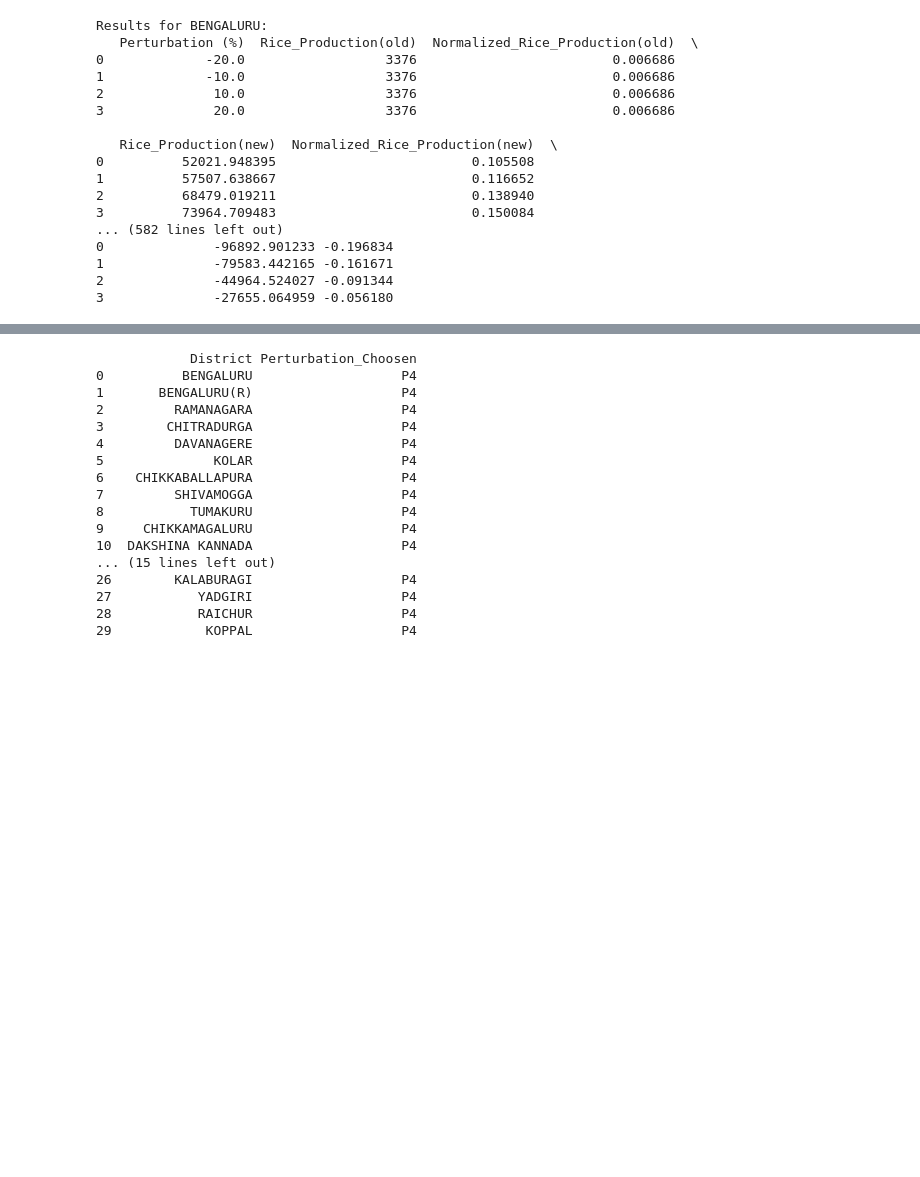
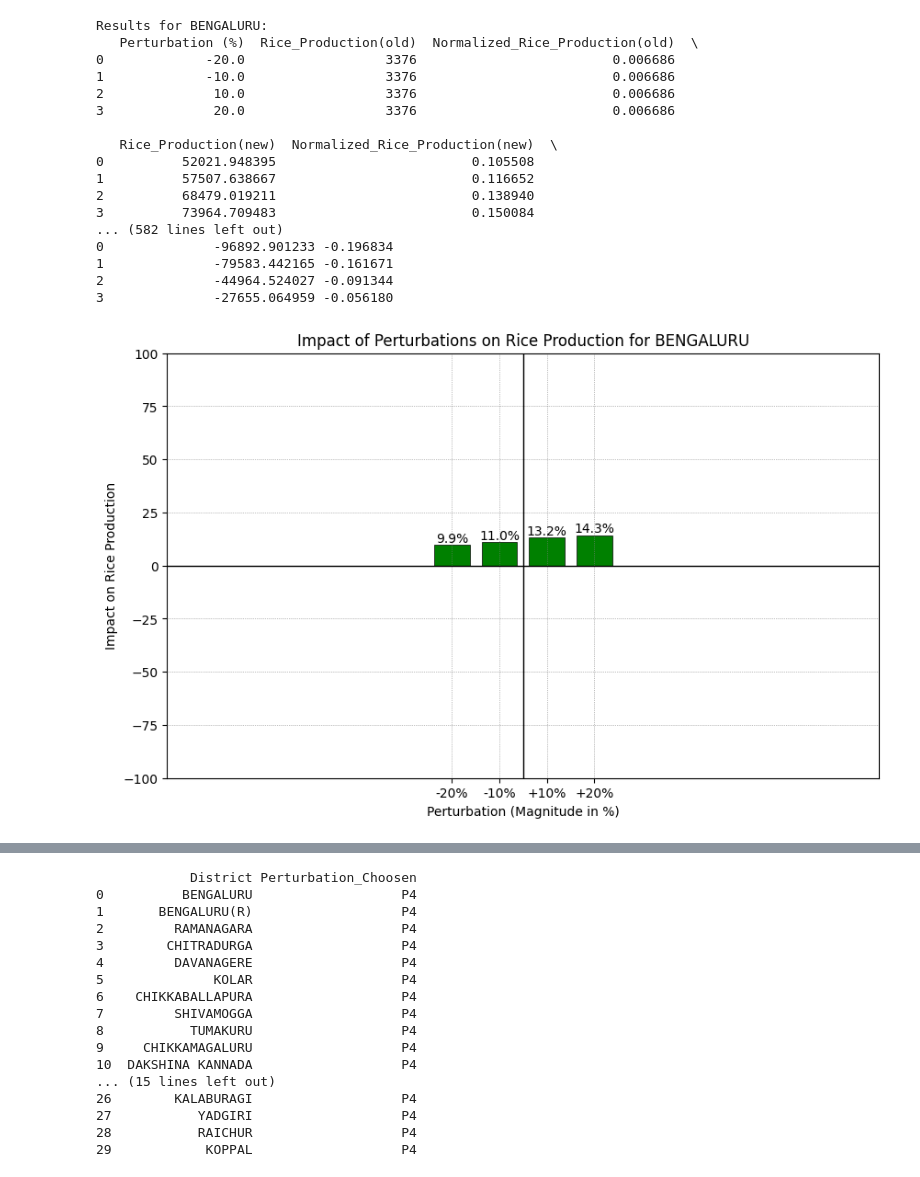
Before and after one commit to Annie-blare/WSL_LAB, a Jupyter notebook: Rice_Production.ipynb, the cells around one changed output, grey strips where cells are left out. Drawn from its saved outputs; the diff is of its cells as text; code cells hidden in the pictures; blank space fills up the shorter version.

```diff
--- a/Rice_Production.ipynb
+++ b/Rice_Production.ipynb
@@ -13,12 +17,12 @@ file_path = '/content/Agriculture_KAG_2016_17.csv'  # Update this with the corre
 data = pd.read_csv(file_path)
 
 # Selecting the 'TotalNPK' and 'Rice_Production' columns
-X = data[['TotalNPK']]
-y = data['Rice_Production']
+FACTOR = data[['TotalNPK']]
+CV = data['Rice_Production']
 
 # Performing linear regression
 model = LinearRegression()
-model.fit(X, y)
+model.fit(FACTOR, CV)
 m = model.coef_[0]  # Slope
 c = model.intercept_  # Intercept
 
@@ -26,7 +30,7 @@ c = model.intercept_  # Intercept
 bengaluru_totalnpk = data.loc[data['District'] == 'BENGALURU', 'TotalNPK'].iloc[0]
 
 # User provided perturbations in percentages
-user_perturbations = [10, -10, -20, 20]
+user_perturbations = [-20,-10,10,20]
 # Converting percentages to fractions
 perturbations_corrected = [p / 100.0 for p in user_perturbations]
 
@@ -34,8 +38,8 @@ perturbations_corrected = [p / 100.0 for p in user_perturbations]
 rice_production_old = data.loc[data['District'] == 'BENGALURU', 'Rice_Production'].iloc[0]
 
 # Min-max normalization for 'Rice_Production(old)'
-rice_production_min = y.min()
-rice_production_max = y.max()
+rice_production_min = CV.min()
+rice_production_max = CV.max()
 normalized_rice_production_old = (rice_production_old - rice_production_min) / (rice_production_max - rice_production_min)
 
 # Applying corrected perturbations and calculating new values
@@ -157,3 +161,72 @@ Results for BENGALURU:
 3              -27655.064959 -0.056180
 # %%
 ########################(3.)BAR GRAPH ANALYSIS FOR ALL DISTRICT
+# %%
+import pandas as pd
+from sklearn.linear_model import LinearRegression
+import matplotlib.pyplot as plt
+import numpy as np
+
+# Load the dataset
+file_path = '/content/Agriculture_KAG_2016_17.csv'  # Adjust this path as needed
+data = pd.read_csv(file_path)
+
+# Performing linear regression on the entire dataset
+FACTOR = data[['TotalNPK']]
+CV = data['Rice_Production']
+model = LinearRegression()
+model.fit(FACTOR, CV)
+m = model.coef_[0]  # Slope
+c = model.intercept_  # Intercept
+
+# User provided perturbations in percentages
+user_perturbations = [-20, -10, 10, 20]
+# Converting percentages to fractions for calculation
+perturbations_corrected = [p / 100.0 for p in user_perturbations]
+
+# Min-max normalization parameters for 'Rice_Production'
+rice_production_min = CV.min()
+rice_production_max = CV.max()
+
+# Loop through each unique district in the dataset
+for district in data['District'].unique():
+    district_totalnpk = data.loc[data['District'] == district, 'TotalNPK'].iloc[0]
+    rice_production_old = data.loc[data['District'] == district, 'Rice_Production'].iloc[0]
+    normalized_old = (rice_production_old - rice_production_min) / (rice_production_max - rice_production_min)
+
+    impacts = []
+
+    for p in perturbations_corrected:
+        perturbed_totalnpk = district_totalnpk * (1 + p)
+        rice_production_new = m * perturbed_totalnpk + c
+        normalized_new = (rice_production_new - rice_production_min) / (rice_production_max - rice_production_min)
+        impact = (normalized_new - normalized_old) * 100
+        impacts.append(impact)
+
+    colors = generate_colors(impacts)  # Assuming generate_colors function is defined elsewhere
+
+    # Plotting
+    plt.figure(figsize=(10, 6))
+    bar_positions = np.arange(len(perturbations_corrected)) * 4 - 6  # Adjust for desired gap between bars
+    bars = plt.bar(bar_positions, impacts, color=colors, edgecolor='black', linewidth=0.5, width=3)
+    plt.xticks(bar_positions, [f'{p*100:+.0f}%' for p in perturbations_corrected])
+    plt.xlabel('Perturbation (Magnitude in %)')
+    plt.ylabel('Impact on Rice Production')
+    plt.title(f'Impact of Perturbations on Rice Production for {district}')
+    plt.axhline(0, color='black', lw=1)
+    plt.axvline(0, color='black', lw=1)
+
+    # Adding gridlines
+    plt.grid(True, linestyle=':', linewidth='0.5', color='gray')
+
+    plt.xlim(-30, 30)
+    plt.ylim(-100, 100)
+
+    # Annotating the impact values with '%' suffix
+    for bar, impact_value in zip(bars, impacts):
+        plt.text(bar.get_x() + bar.get_width() / 2, bar.get_height(), f'{impact_value:.1f}%',
+                 ha='center', va='bottom')
+
+    plt.show()
+# %% [output]
+[figure, added]
```
Also changed, not shown: parts of 6 cells of this notebook.
